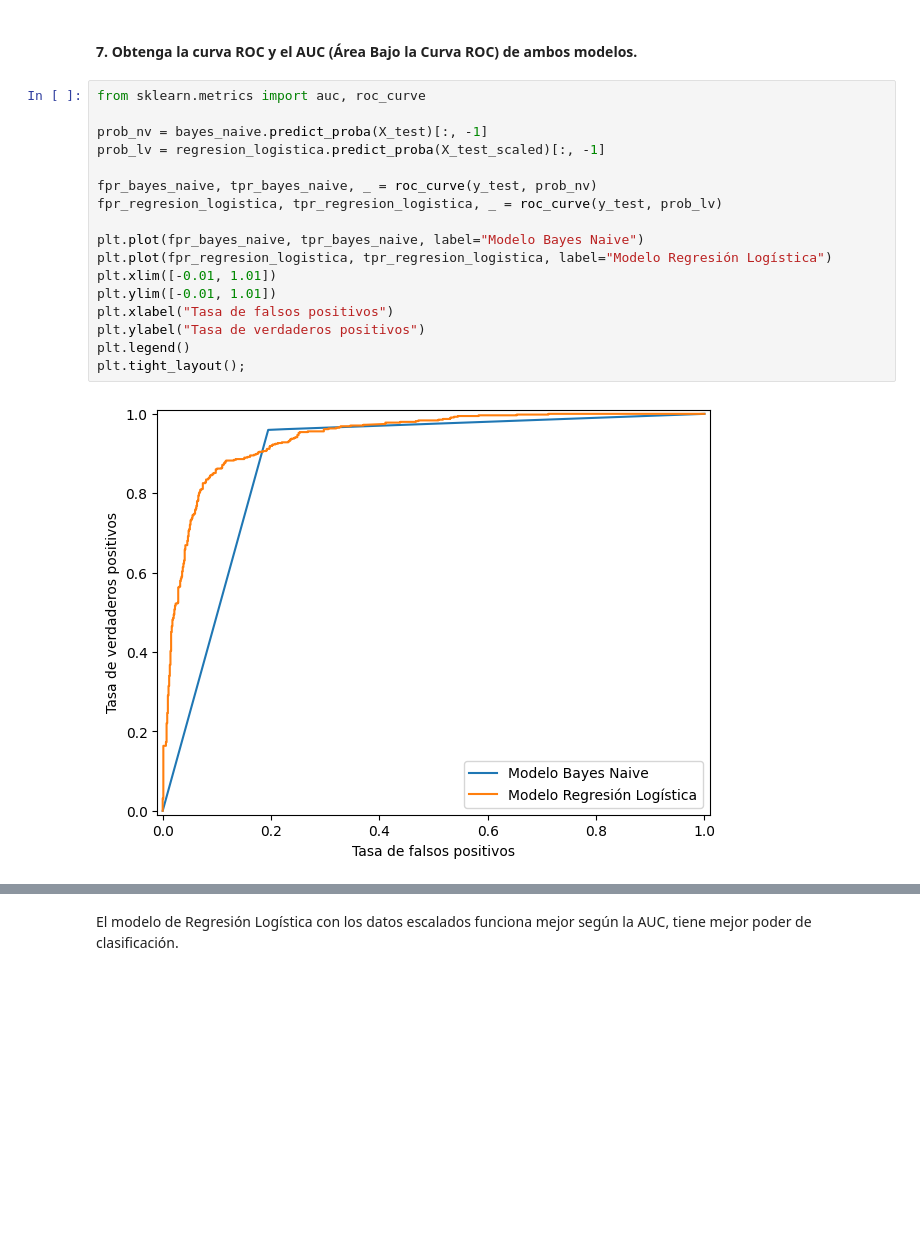
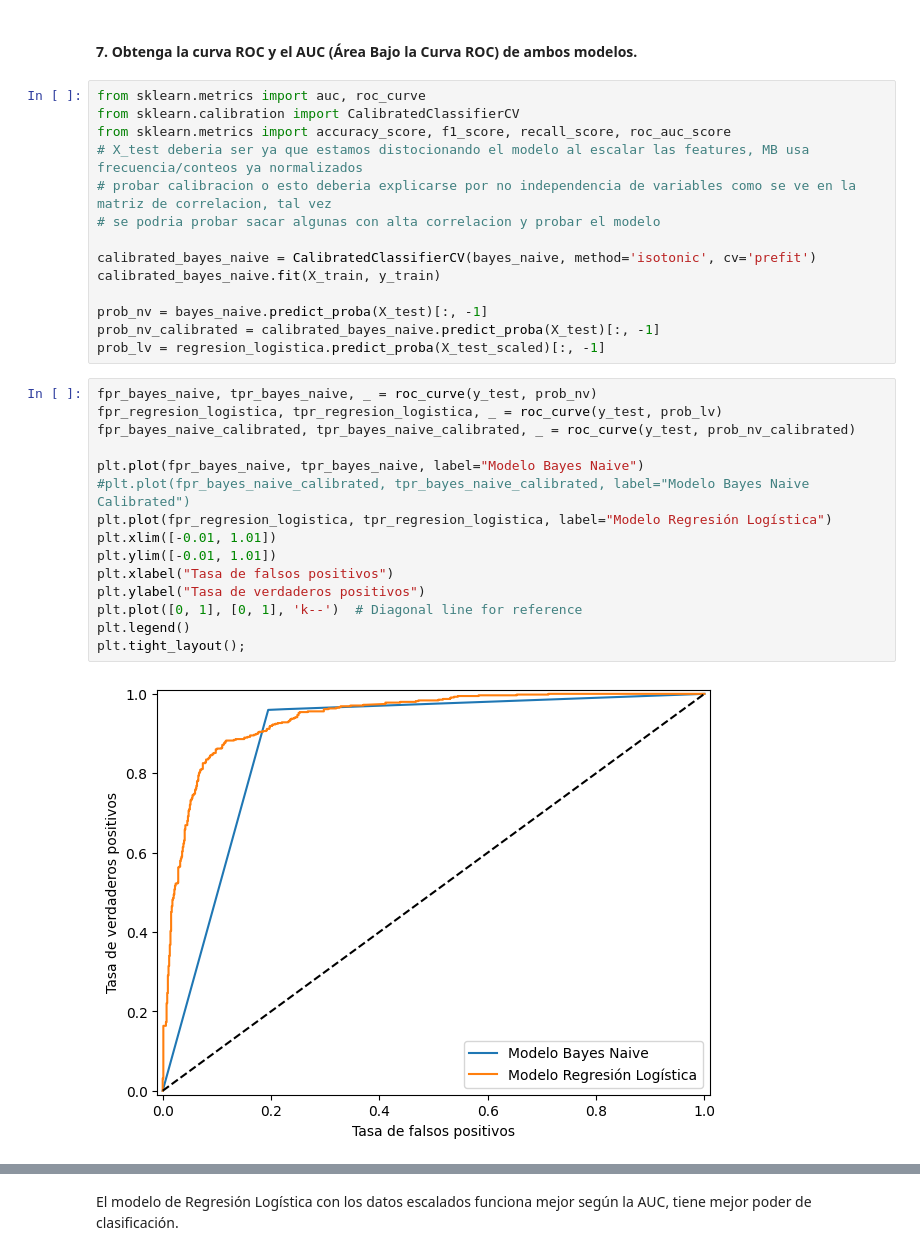
Before and after one commit to FIUBA-CEIA-18Co2024/IIA-TP3, a Jupyter notebook: notebook.ipynb, the cells around one changed output, grey strips where cells are left out. Saved outputs shown, nothing was run; the diff lists cells and outputs as text; blank space fills up the shorter version.

```diff
--- a/notebook.ipynb
+++ b/notebook.ipynb
@@ -308,25 +342,37 @@ Recuperación: 0.7591911764705882
 * El modelo de Bayes Ingenuo entrenado con los datos sin escalar parece ser mejor en clasificar los mails como SPAM en general.
 # %% [markdown]
 #### 7. Obtenga la curva ROC y el AUC (Área Bajo la Curva ROC) de ambos modelos.
+# %%
+from sklearn.metrics import auc, roc_curve
+from sklearn.calibration import CalibratedClassifierCV
+from sklearn.metrics import accuracy_score, f1_score, recall_score, roc_auc_score
+# X_test deberia ser ya que estamos distocionando el modelo al escalar las features, MB usa frecuencia/conteos ya normalizados
+# probar calibracion o esto deberia explicarse por no independencia de variables como se ve en la matriz de correlacion, tal vez
+# se podria probar sacar algunas con alta correlacion y probar el modelo
+
+calibrated_bayes_naive = CalibratedClassifierCV(bayes_naive, method='isotonic', cv='prefit')
+calibrated_bayes_naive.fit(X_train, y_train)
+
+prob_nv = bayes_naive.predict_proba(X_test)[:, -1]
+prob_nv_calibrated = calibrated_bayes_naive.predict_proba(X_test)[:, -1]
+prob_lv = regresion_logistica.predict_proba(X_test_scaled)[:, -1]
 # %%
-from sklearn.metrics import auc, roc_curve
-
-prob_nv = bayes_naive.predict_proba(X_test)[:, -1]
-prob_lv = regresion_logistica.predict_proba(X_test_scaled)[:, -1]
-
 fpr_bayes_naive, tpr_bayes_naive, _ = roc_curve(y_test, prob_nv)
 fpr_regresion_logistica, tpr_regresion_logistica, _ = roc_curve(y_test, prob_lv)
+fpr_bayes_naive_calibrated, tpr_bayes_naive_calibrated, _ = roc_curve(y_test, prob_nv_calibrated)
 
 plt.plot(fpr_bayes_naive, tpr_bayes_naive, label="Modelo Bayes Naive")
+#plt.plot(fpr_bayes_naive_calibrated, tpr_bayes_naive_calibrated, label="Modelo Bayes Naive Calibrated")
 plt.plot(fpr_regresion_logistica, tpr_regresion_logistica, label="Modelo Regresión Logística")
 plt.xlim([-0.01, 1.01])
 plt.ylim([-0.01, 1.01])
 plt.xlabel("Tasa de falsos positivos")
 plt.ylabel("Tasa de verdaderos positivos")
+plt.plot([0, 1], [0, 1], 'k--')  # Diagonal line for reference
 plt.legend()
 plt.tight_layout();
 # %% [output]
-[figure, old version]
+[figure, new version]
 # %% [markdown]
 La curva ROC nos permite ver para todo valor de umbral, los dos tipos de errores. En el eje de las abscisas se utiliza la tasa de falsos positivos (o 1-especificidad) y en la ordenada la tasa de verdadero positivos (sensibilidad).\
 La curva se obtiene midiendo la sensibilidad y la especificad para todos los valores de umbrales de 0 a 1.
```
Also changed, not shown: parts of 9 cells of this notebook.
